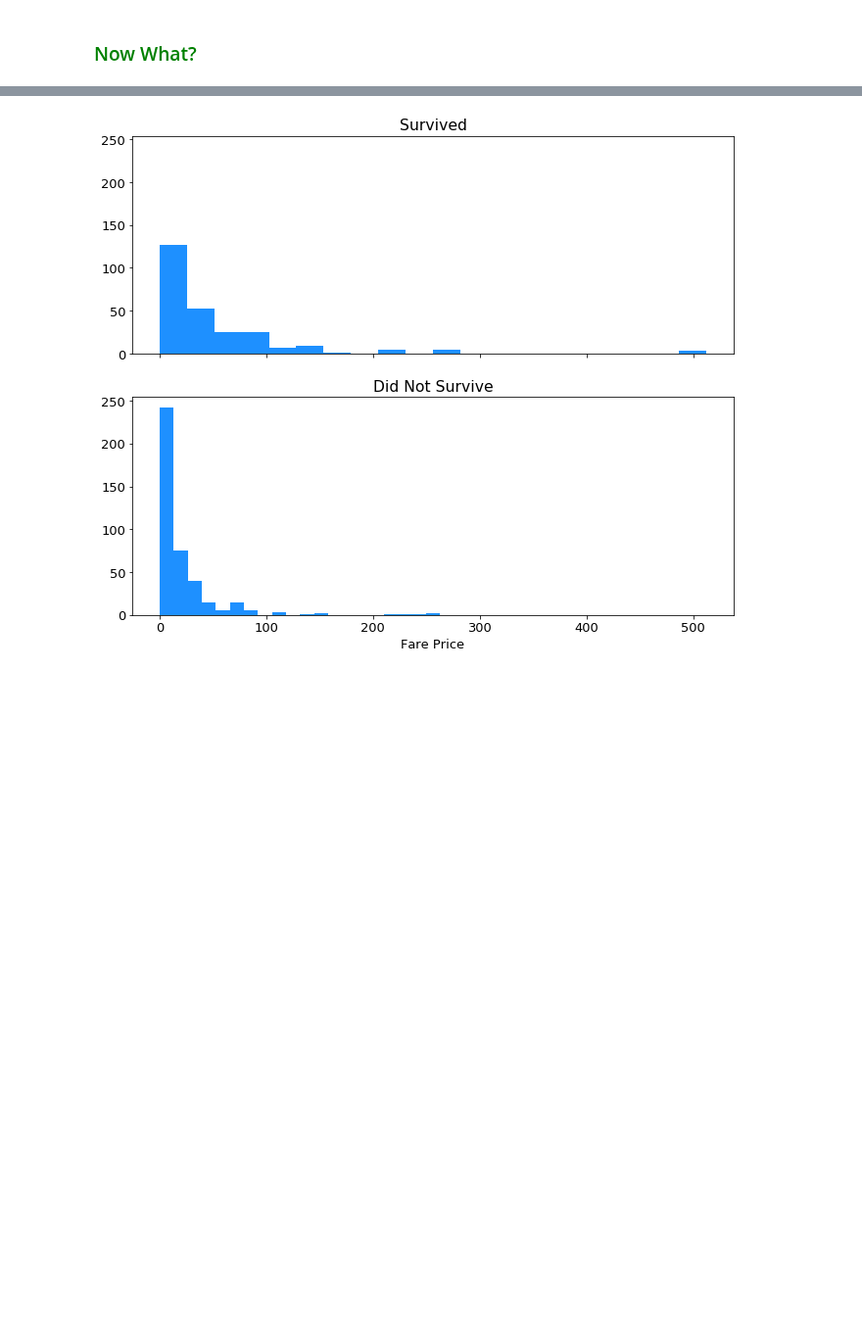
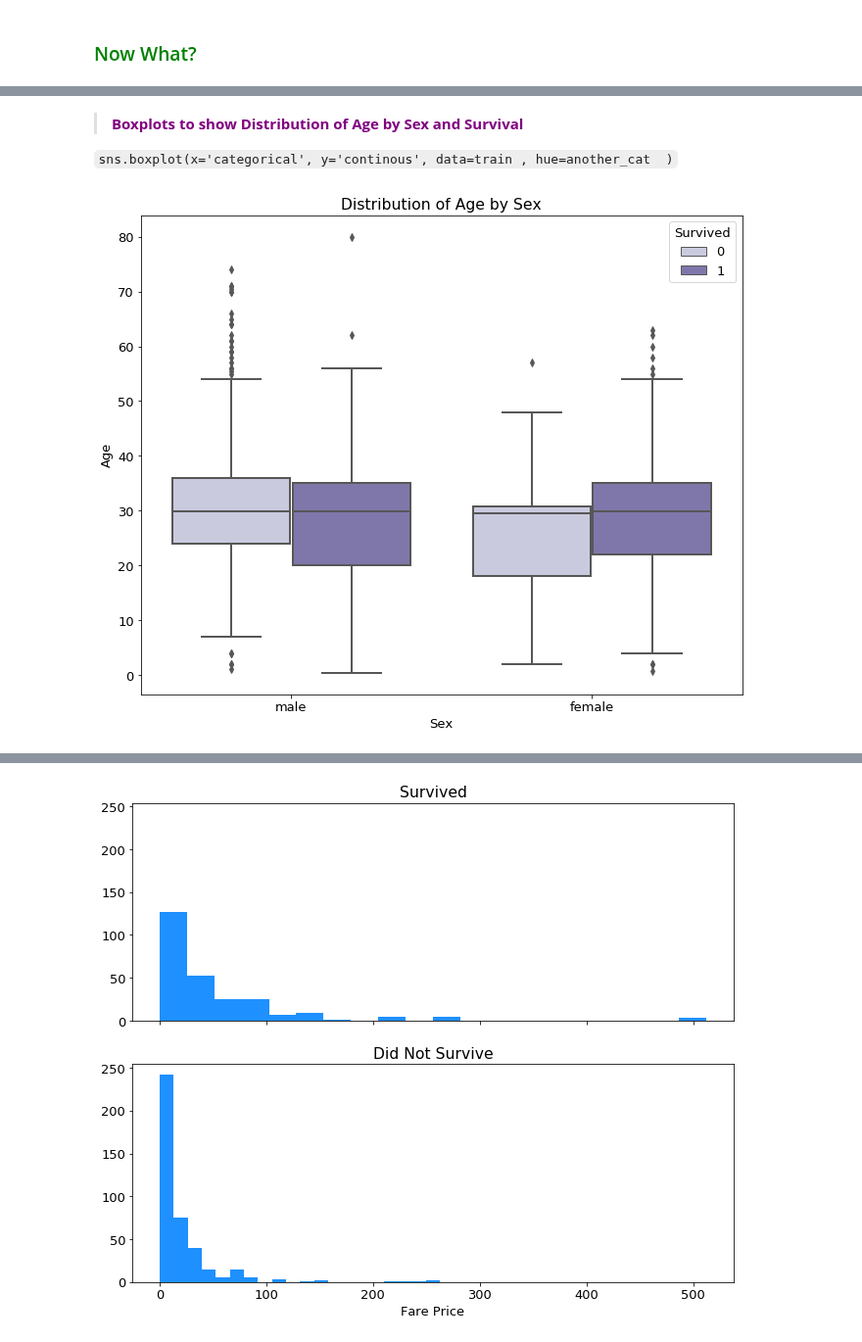
Before and after one commit to faithkane3/ds-methodologies-exercises, a Jupyter notebook: classification/classification_review.ipynb, the cells around one changed output, grey strips where cells are left out. Shown at 98% size. Saved outputs shown, nothing was run; the diff lists cells and outputs as text; code cells hidden in the pictures; blank space fills up the shorter version.

```diff
--- a/classification/classification_review.ipynb
+++ b/classification/classification_review.ipynb
@@ -455,0 +466,11 @@ plt.show()
+# %% [markdown]
+>**<font color=purple>Boxplots to show Distribution of Age by Sex and Survival</font>**
+
+`sns.boxplot(x='categorical', y='continous', data=train , hue=another_cat  )`
+# %%
+sns.boxplot(x='Sex', y='Age', data=train, hue='Survived', palette='Purples', linewidth=2)
+
+plt.title('Distribution of Age by Sex and Survival Status')
+plt.show()
+# %% [output]
+[figure, added]
```
Also changed, not shown: parts of 15 cells of this notebook.
